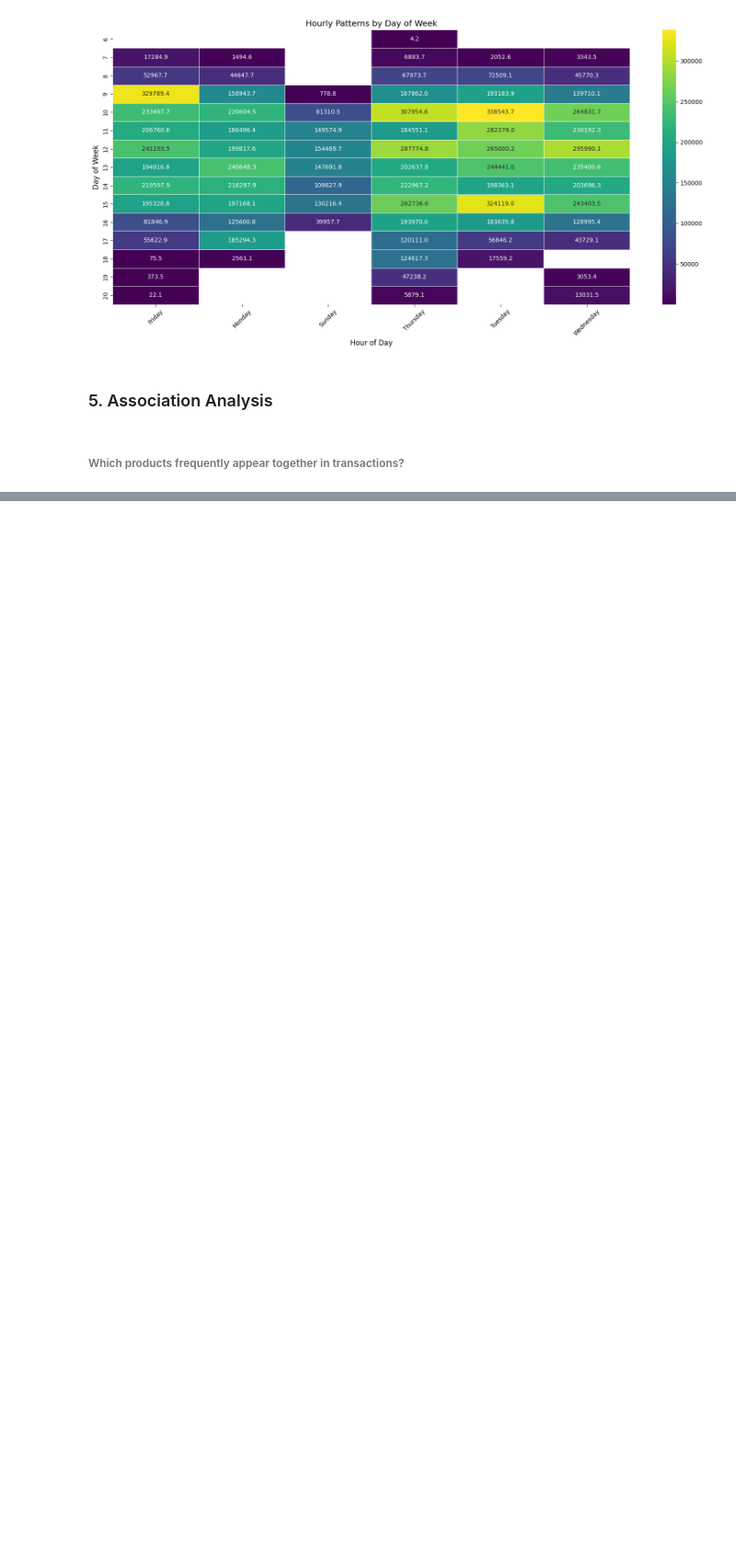
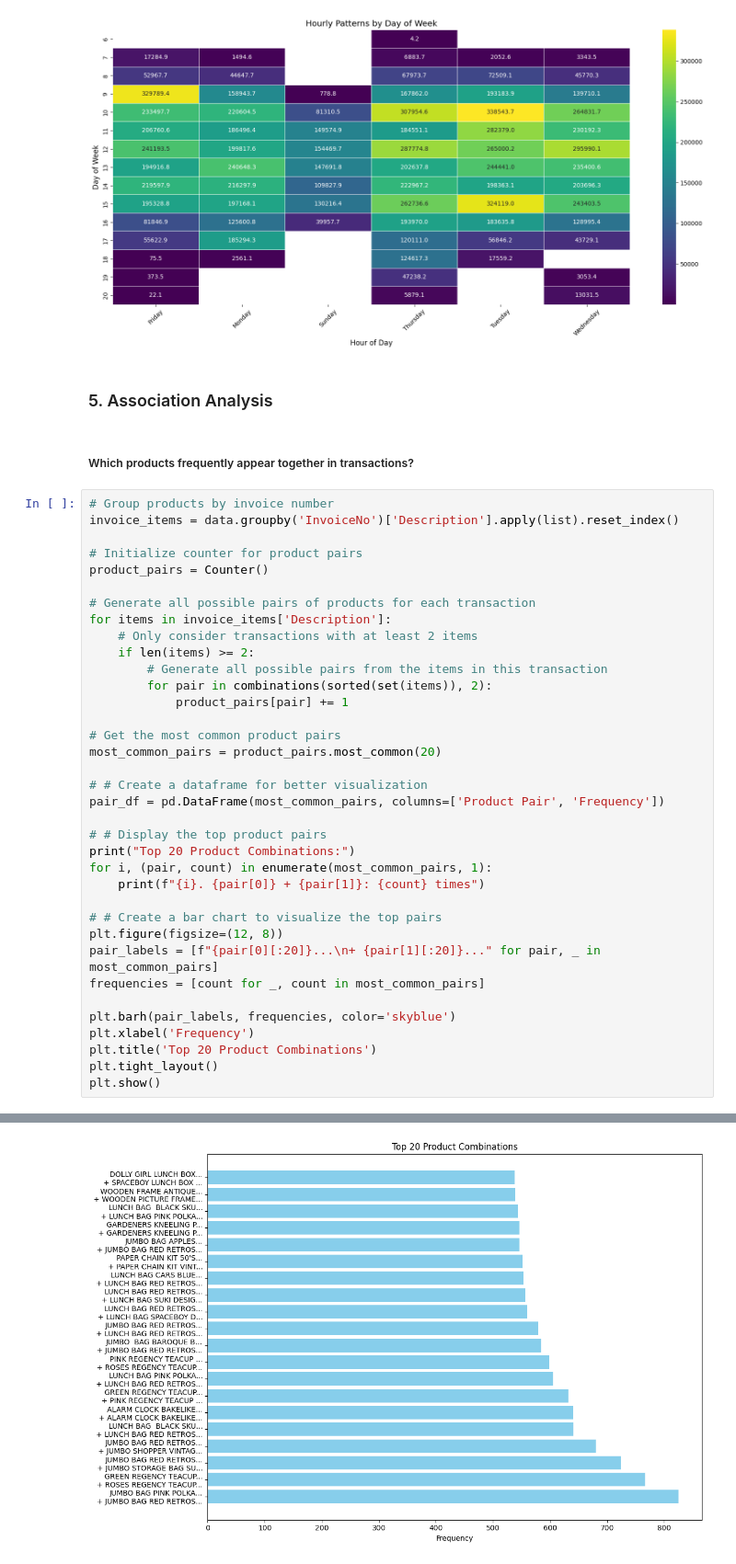
Before and after one commit to sayantanbal/Data-Analysis-Projects, a Jupyter notebook: 01 Market Basket Analysis/main.ipynb, the cells around one changed output, grey strips where cells are left out. Shown at 92% size. Saved outputs shown, nothing was run; the diff lists cells and outputs as text; blank space fills up the shorter version.

```diff
--- a/01 Market Basket Analysis/main.ipynb
+++ b/01 Market Basket Analysis/main.ipynb
@@ -416,4 +418,41 @@ Sunday: £813,827.61
 # %% [markdown]
 ### 5. Association Analysis
 # %% [markdown]
-###### Which products frequently appear together in transactions?
+##### Which products frequently appear together in transactions?
+# %%
+# Group products by invoice number
+invoice_items = data.groupby('InvoiceNo')['Description'].apply(list).reset_index()
+
+# Initialize counter for product pairs
+product_pairs = Counter()
+
+# Generate all possible pairs of products for each transaction
+for items in invoice_items['Description']:
+    # Only consider transactions with at least 2 items
+    if len(items) >= 2:
+        # Generate all possible pairs from the items in this transaction
+        for pair in combinations(sorted(set(items)), 2):
+            product_pairs[pair] += 1
+
+# Get the most common product pairs
+most_common_pairs = product_pairs.most_common(20)
+
+# # Create a dataframe for better visualization
+pair_df = pd.DataFrame(most_common_pairs, columns=['Product Pair', 'Frequency'])
+
+# # Display the top product pairs
+print("Top 20 Product Combinations:")
+for i, (pair, count) in enumerate(most_common_pairs, 1):
+    print(f"{i}. {pair[0]} + {pair[1]}: {count} times")
+
+# # Create a bar chart to visualize the top pairs
+plt.figure(figsize=(12, 8))
+pair_labels = [f"{pair[0][:20]}...\n+ {pair[1][:20]}..." for pair, _ in most_common_pairs]
+frequencies = [count for _, count in most_common_pairs]
+
+plt.barh(pair_labels, frequencies, color='skyblue')
+plt.xlabel('Frequency')
+plt.title('Top 20 Product Combinations')
+plt.tight_layout()
+plt.show()
+# %% [output]
@@ -420 +476,2 @@ Sunday: £813,827.61
+[figure, added]
 # %% [markdown]
```
Also changed, not shown: parts of 10 cells of this notebook, 1 other file.
